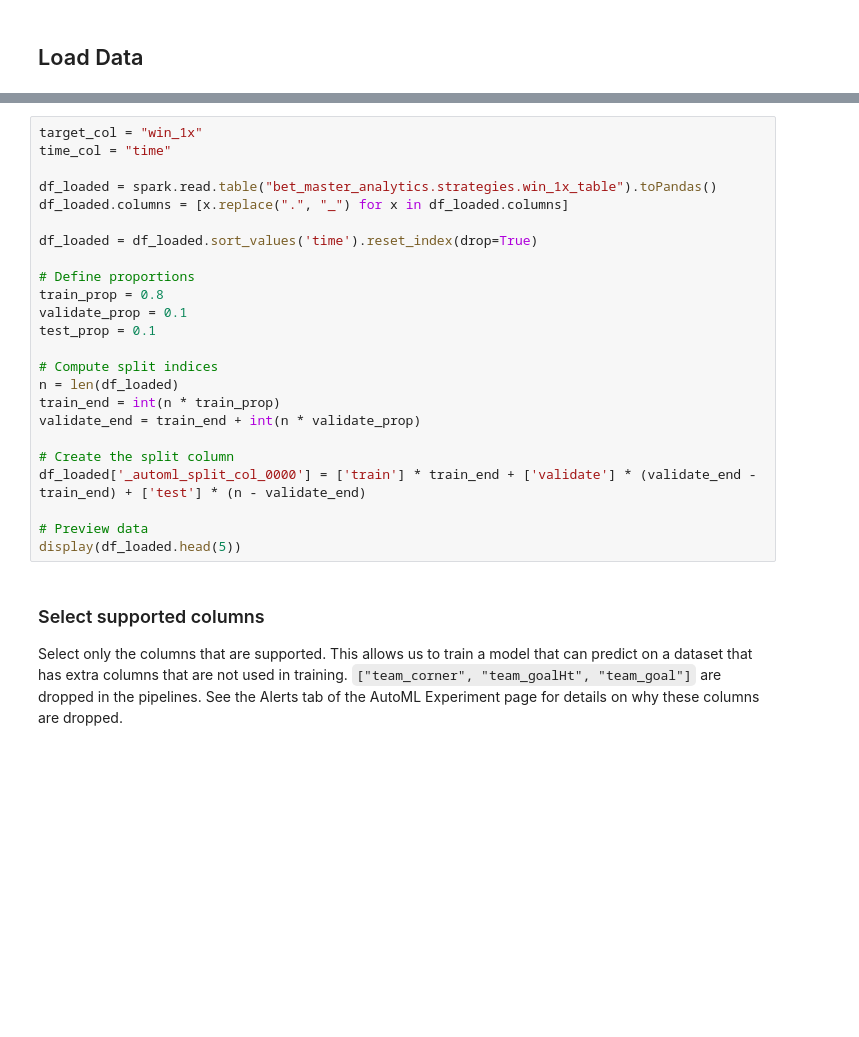
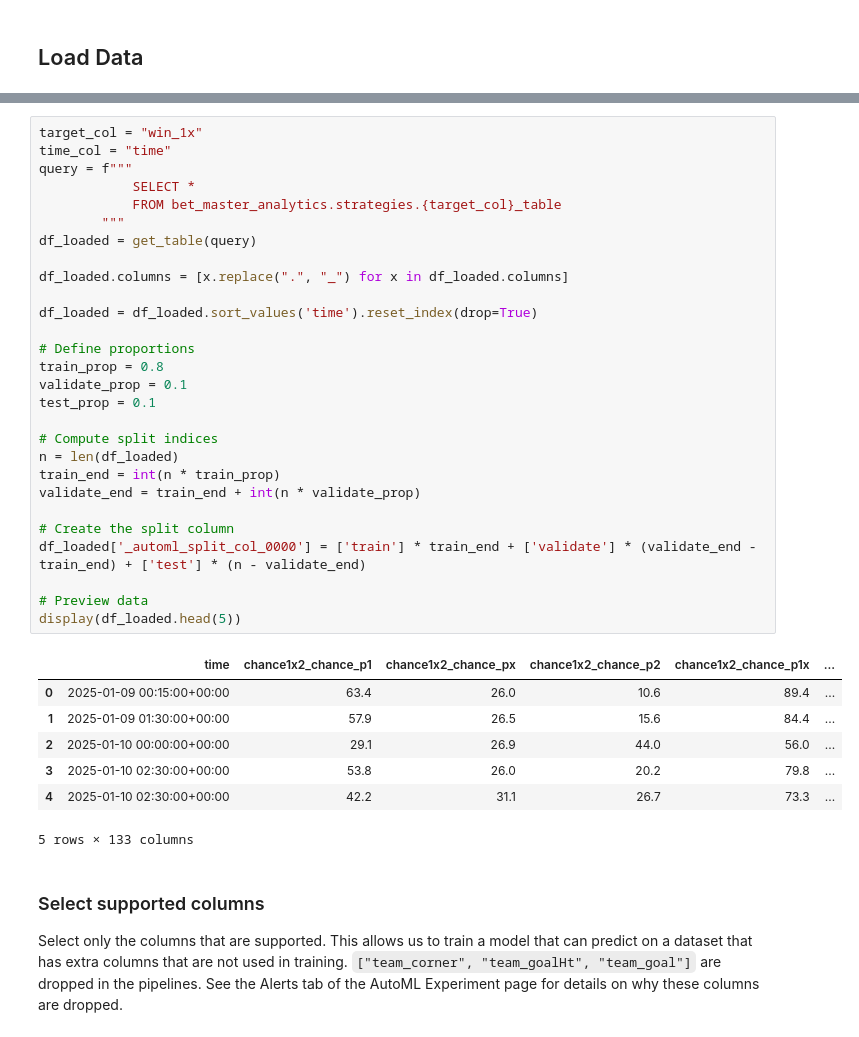
Before and after one commit to NickOLeeney/bet-master-analytics, a Jupyter notebook: src/models/win_1x/logistic_regression_classifier.ipynb, the cells around one changed output, grey strips where cells are left out. Cells and saved outputs as stored; diff of their text form; blank space fills up the shorter version.

```diff
--- a/src/models/win_1x/logistic_regression_classifier.ipynb
+++ b/src/models/win_1x/logistic_regression_classifier.ipynb
@@ -23,27 +36,39 @@ mlflow.tracking._model_registry.utils._get_registry_uri_from_spark_session = lam
 # %%
 target_col = "win_1x"
 time_col = "time"
+query = f"""
+            SELECT *
+            FROM bet_master_analytics.strategies.{target_col}_table
+        """
+df_loaded = get_table(query)
 
-df_loaded = spark.read.table("bet_master_analytics.strategies.win_1x_table").toPandas()
 df_loaded.columns = [x.replace(".", "_") for x in df_loaded.columns]
 
 df_loaded = df_loaded.sort_values('time').reset_index(drop=True)
 
 # Define proportions
 train_prop = 0.8
 validate_prop = 0.1
 test_prop = 0.1
 
 # Compute split indices
 n = len(df_loaded)
 train_end = int(n * train_prop)
 validate_end = train_end + int(n * validate_prop)
 
 # Create the split column
 df_loaded['_automl_split_col_0000'] = ['train'] * train_end + ['validate'] * (validate_end - train_end) + ['test'] * (n - validate_end)
 
 # Preview data
 display(df_loaded.head(5))
+# %% [output]
+|  | time | chance1x2_chance_p1 | chance1x2_chance_px | chance1x2_chance_p2 | chance1x2_chance_p1x | ... |
+| 0 | 2025-01-09 00:15:00+00:00 | 63.4 | 26.0 | 10.6 | 89.4 | ... |
+| 1 | 2025-01-09 01:30:00+00:00 | 57.9 | 26.5 | 15.6 | 84.4 | ... |
+| 2 | 2025-01-10 00:00:00+00:00 | 29.1 | 26.9 | 44.0 | 56.0 | ... |
+| 3 | 2025-01-10 02:30:00+00:00 | 53.8 | 26.0 | 20.2 | 79.8 | ... |
+| 4 | 2025-01-10 02:30:00+00:00 | 42.2 | 31.1 | 26.7 | 73.3 | ... |
+5 rows × 133 columns
 # %% [markdown]
 ### Select supported columns
 Select only the columns that are supported. This allows us to train a model that can predict on a dataset that has extra columns that are not used in training.
```
Also changed, not shown: parts of 13 cells of this notebook, 1 other file.
